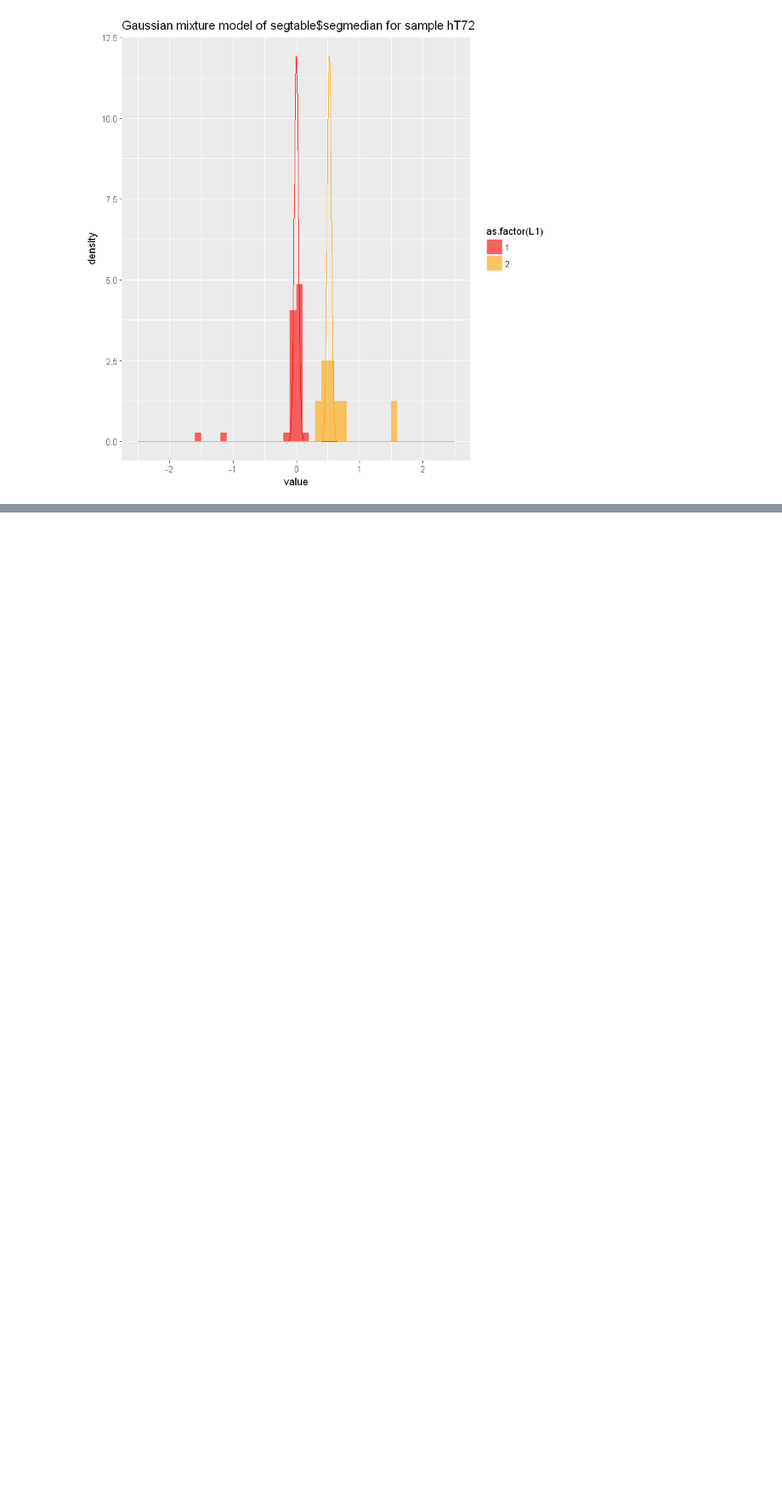
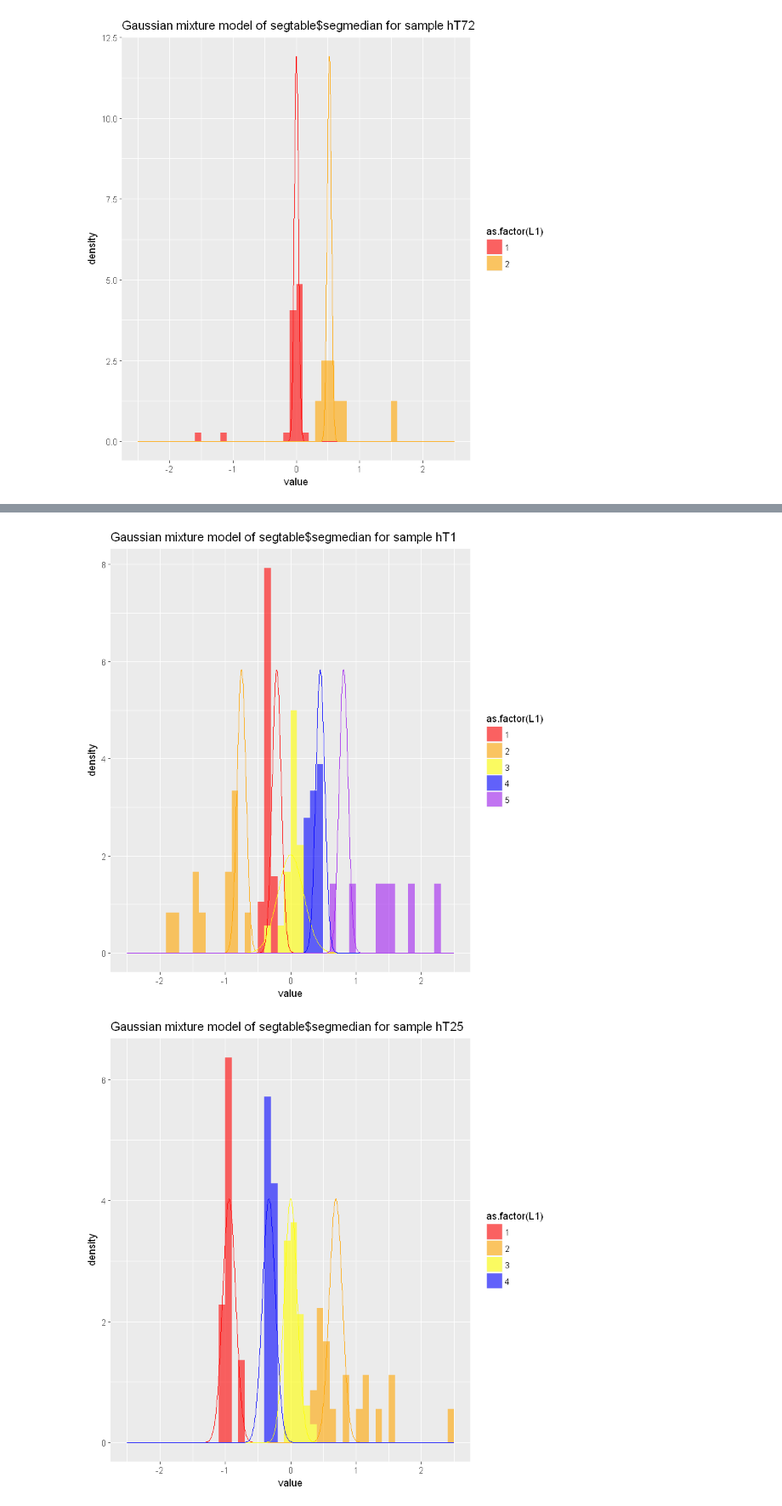
Before and after one commit to CodingBash/CNV-Clinical-Preprocessing, a Jupyter notebook: notebooks/Visualize GMMs from CNprep.ipynb, the cells around one changed output, grey strips where cells are left out. Shown: that part at 85% size. Saved outputs shown, nothing was run; the diff lists cells and outputs as text; code cells hidden in the pictures; blank space fills up the shorter version.

Commit message:
Organized the calculation and visualization of TCGA variation - created notebooks

```diff
--- a/notebooks/Visualize GMMs from CNprep.ipynb
+++ b/notebooks/Visualize GMMs from CNprep.ipynb
@@ -66,0 +71,7 @@ Warning message:
+# %%
+for(sample in sample_list){
+    setwd("~/Documents/Git-Projects/Git-Research-Projects/drug-response-prediction")
+    segtable_mclust_V <- retrieveSegtable(sample, dir = "segClusteringResults/prev_run_7_19_2018_2/")
+    displayGMM(segtable = segtable_mclust_V, sample = sample, print = TRUE, save = FALSE)
+}
+# %% [output]
@@ -66,0 +81,2 @@ Warning message:
+[figure, added]
+[figure, added]
```
Also changed, not shown: parts of 2 cells of this notebook, 10 other files.
